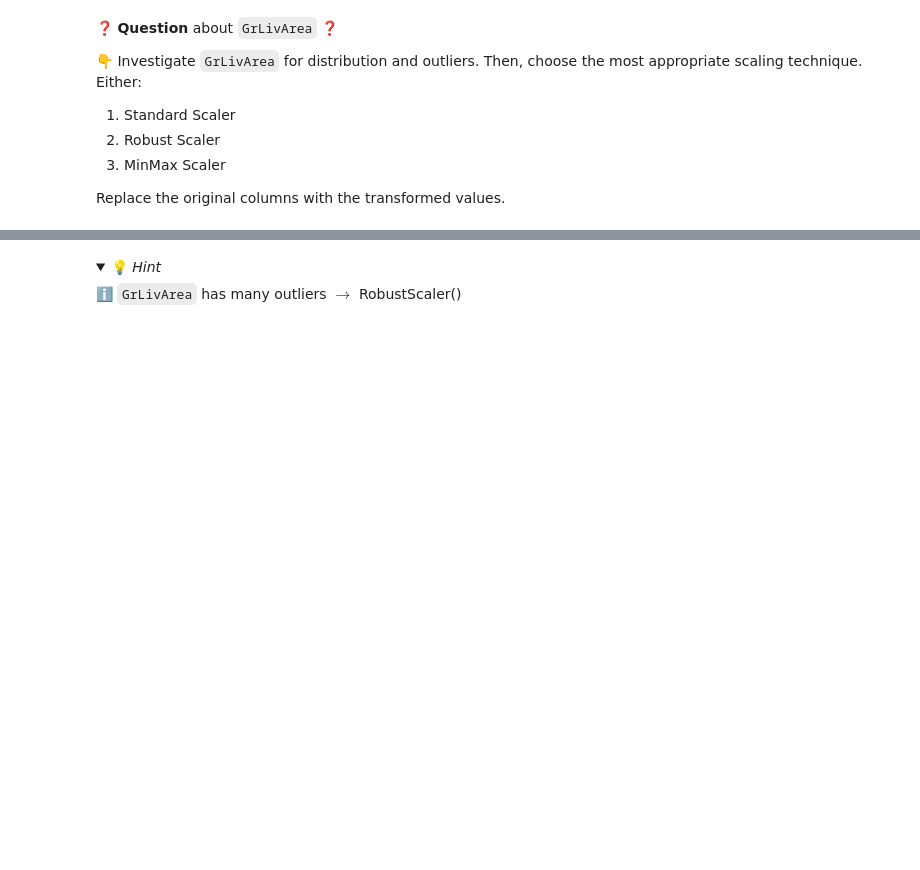
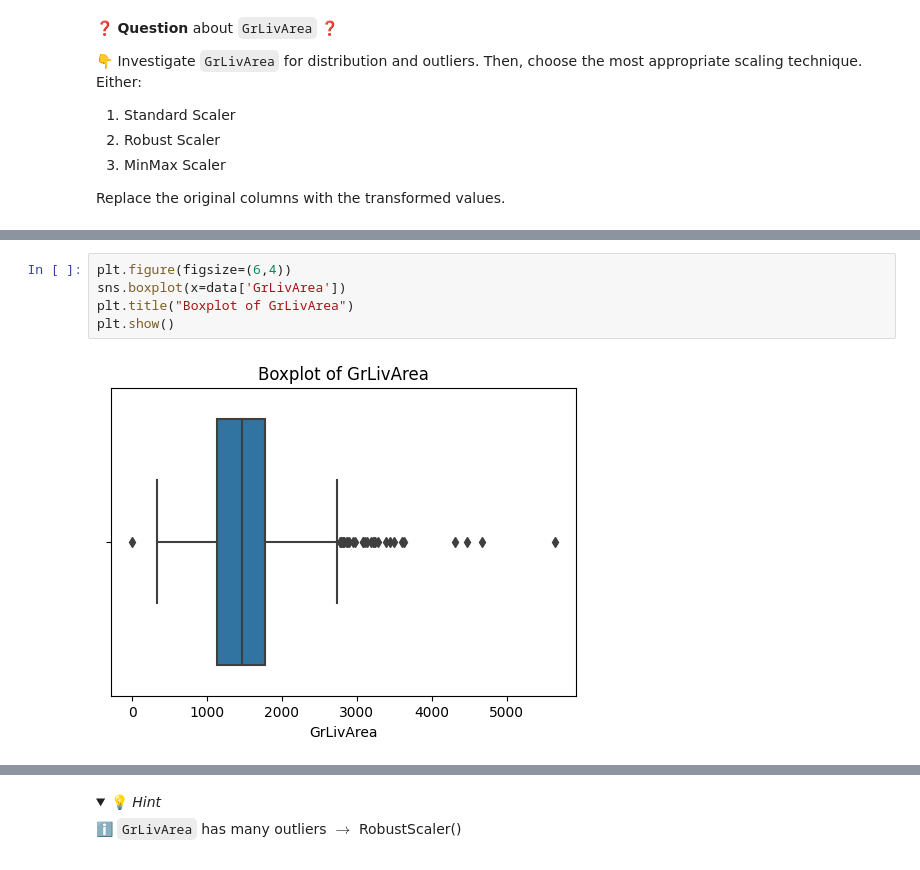
Before and after one commit to Vinodhabiz/data-preprocessing-workflow, a Jupyter notebook: Preprocessing-Workflow.ipynb, the cells around one changed output, grey strips where cells are left out. Cells and saved outputs as stored; diff of their text form; folded sections open; blank space fills up the shorter version.

```diff
--- a/Preprocessing-Workflow.ipynb
+++ b/Preprocessing-Workflow.ipynb
@@ -230,0 +429,7 @@ Replace the original columns with the transformed values.
+# %%
+plt.figure(figsize=(6,4))
+sns.boxplot(x=data['GrLivArea'])
+plt.title("Boxplot of GrLivArea")
+plt.show()
+# %% [output]
+[figure, added]
```
Also changed, not shown: parts of 57 cells of this notebook.
